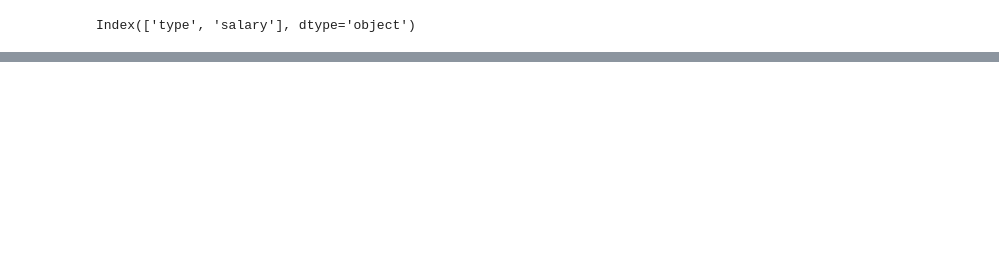
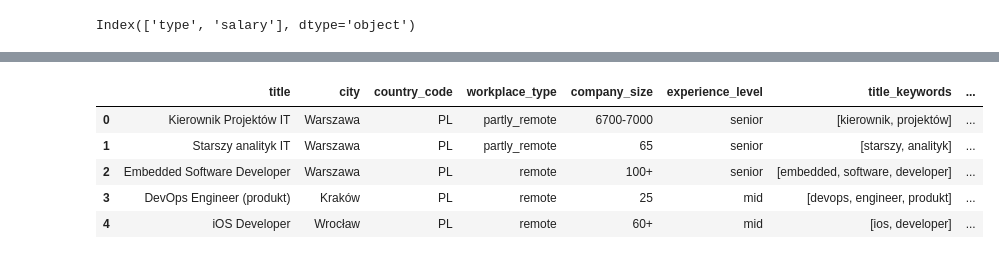
Before and after one commit to dmarszalik/predict_salaries, a Jupyter notebook: predict_salaries.ipynb, the cells around one changed output, grey strips where cells are left out. Saved outputs shown, nothing was run; the diff lists cells and outputs as text; code cells hidden in the pictures; blank space fills up the shorter version.

```diff
--- a/predict_salaries.ipynb
+++ b/predict_salaries.ipynb
@@ -190,0 +141,2 @@ result_df.to_csv(filepath)
+# %%
+df = df[['title', 'city', 'country_code', 'workplace_type', 'company_size', 'experience_level']]
@@ -190,0 +159,7 @@ result_df.to_csv(filepath)
+# %%
+# preparing for extraction of keywords
+def extract_keywords(title):
+  keywords = re.findall(r'\b\w{3,}\b', title.lower())
+  return keywords
+# %%
+df['title_keywords'] = df['title'].apply(extract_keywords)
@@ -190,0 +172,7 @@ result_df.to_csv(filepath)
+# %%
+# Tworzenie obiektu TfidfVectorizer
+vectorizer = TfidfVectorizer()
+
+# Uczenie vectorizera i transformacja słów kluczowych na wektory liczbowe w kolumnie 'keywords'
+df['title_keywords_vectors'] = df['title_keywords'].apply(lambda x: ' '.join(x))
+df['title_keywords_vectors'] = vectorizer.fit_transform(df['title_keywords_vectors']).toarray().tolist()
@@ -190,0 +190,9 @@ result_df.to_csv(filepath)
+# %%
+df.head()
+# %% [output]
+|  | title | city | country_code | workplace_type | company_size | experience_level | title_keywords | ... |
+| 0 | Kierownik Projektów IT | Warszawa | PL | partly_remote | 6700-7000 | senior | [kierownik, projektów] | ... |
+| 1 | Starszy analityk IT | Warszawa | PL | partly_remote | 65 | senior | [starszy, analityk] | ... |
+| 2 | Embedded Software Developer | Warszawa | PL | remote | 100+ | senior | [embedded, software, developer] | ... |
+| 3 | DevOps Engineer (produkt) | Kraków | PL | remote | 25 | mid | [devops, engineer, produkt] | ... |
+| 4 | iOS Developer | Wrocław | PL | remote | 60+ | mid | [ios, developer] | ... |
```
Also changed, not shown: parts of 42 cells of this notebook.
